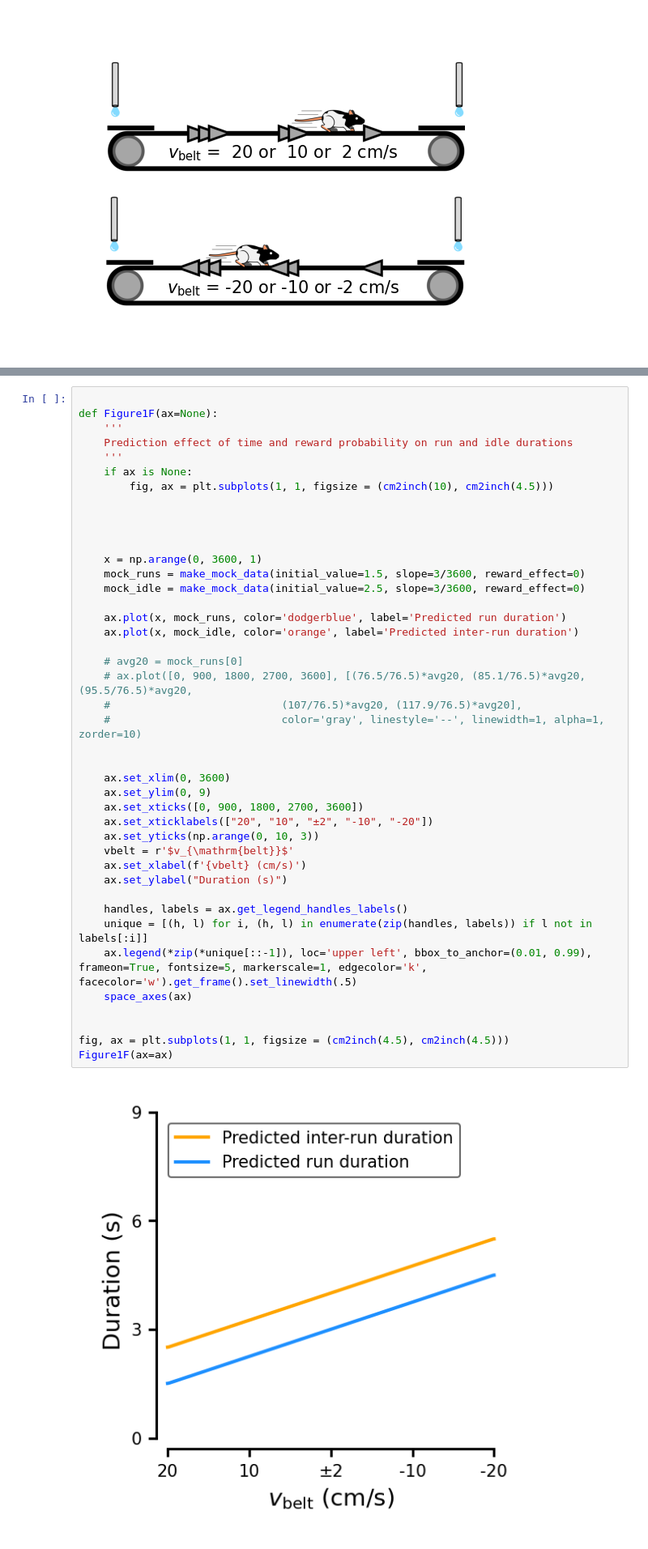
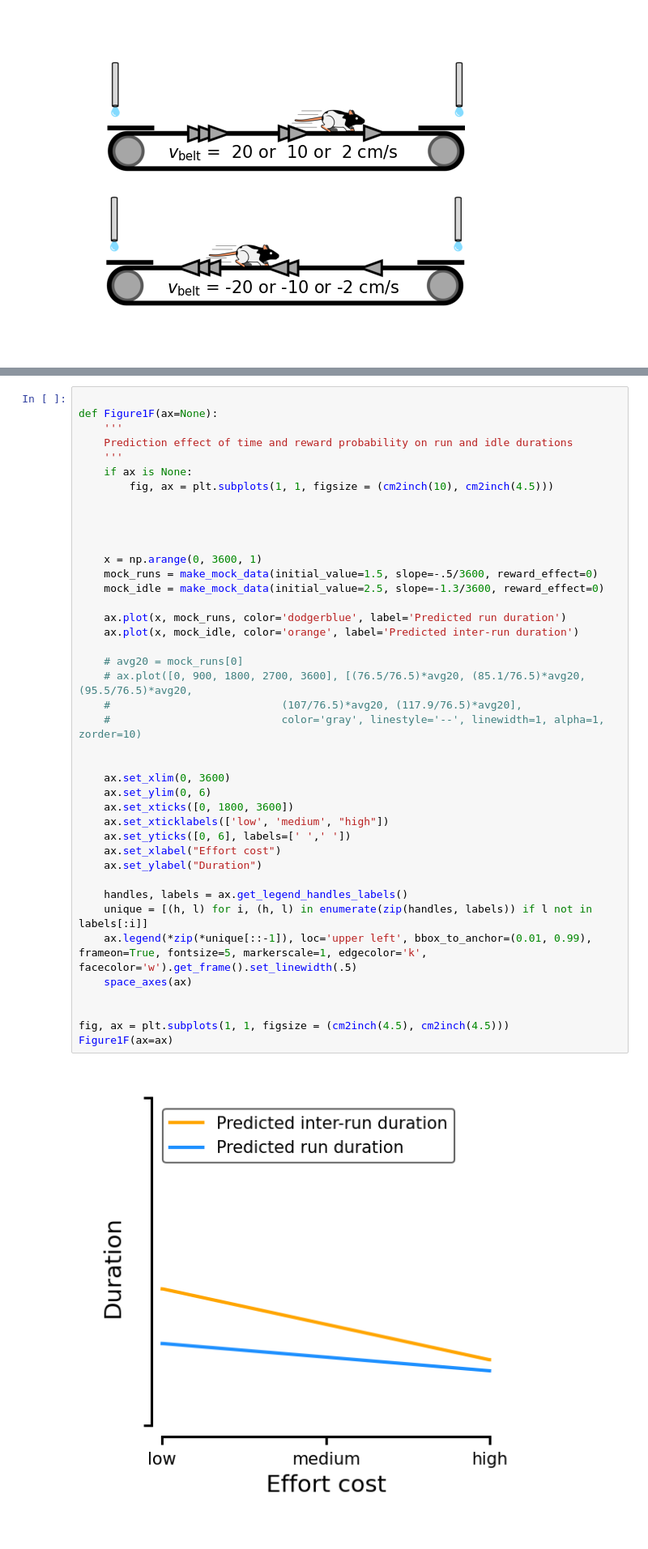
Before and after one commit to HeathenToaster/RunningFastAndSlow, a Jupyter notebook: Figure_1.ipynb, the cells around one changed output, grey strips where cells are left out. Shown at 81% size. Drawn from its saved outputs; the diff is of its cells as text.

```diff
--- a/Figure_1.ipynb
+++ b/Figure_1.ipynb
@@ -299,43 +299,42 @@ def Figure1F(ax=None):
     Prediction effect of time and reward probability on run and idle durations
     '''
     if ax is None:
         fig, ax = plt.subplots(1, 1, figsize = (cm2inch(10), cm2inch(4.5)))
 
 
 
 
     x = np.arange(0, 3600, 1)
-    mock_runs = make_mock_data(initial_value=1.5, slope=3/3600, reward_effect=0)
-    mock_idle = make_mock_data(initial_value=2.5, slope=3/3600, reward_effect=0)
+    mock_runs = make_mock_data(initial_value=1.5, slope=-.5/3600, reward_effect=0)
+    mock_idle = make_mock_data(initial_value=2.5, slope=-1.3/3600, reward_effect=0)
 
     ax.plot(x, mock_runs, color='dodgerblue', label='Predicted run duration')
     ax.plot(x, mock_idle, color='orange', label='Predicted inter-run duration')
 
     # avg20 = mock_runs[0]
     # ax.plot([0, 900, 1800, 2700, 3600], [(76.5/76.5)*avg20, (85.1/76.5)*avg20, (95.5/76.5)*avg20,
     #                           (107/76.5)*avg20, (117.9/76.5)*avg20],
     #                           color='gray', linestyle='--', linewidth=1, alpha=1, zorder=10)
 
 
     ax.set_xlim(0, 3600)
-    ax.set_ylim(0, 9)
-    ax.set_xticks([0, 900, 1800, 2700, 3600])
-    ax.set_xticklabels(["20", "10", "±2", "-10", "-20"])
-    ax.set_yticks(np.arange(0, 10, 3))
-    vbelt = r'$v_{\mathrm{belt}}$'
-    ax.set_xlabel(f'{vbelt} (cm/s)')
-    ax.set_ylabel("Duration (s)")
+    ax.set_ylim(0, 6)
+    ax.set_xticks([0, 1800, 3600])
+    ax.set_xticklabels(['low', 'medium', "high"])
+    ax.set_yticks([0, 6], labels=[' ',' '])
+    ax.set_xlabel("Effort cost")
+    ax.set_ylabel("Duration")
 
     handles, labels = ax.get_legend_handles_labels()
     unique = [(h, l) for i, (h, l) in enumerate(zip(handles, labels)) if l not in labels[:i]]
     ax.legend(*zip(*unique[::-1]), loc='upper left', bbox_to_anchor=(0.01, 0.99), frameon=True, fontsize=5, markerscale=1, edgecolor='k', facecolor='w').get_frame().set_linewidth(.5)
     space_axes(ax)
 
 
 fig, ax = plt.subplots(1, 1, figsize = (cm2inch(4.5), cm2inch(4.5)))
 Figure1F(ax=ax)
 # %% [output]
-[figure, old version]
+[figure, new version]
 # %% [markdown]
 # Figure 1: A new self-initiated foraging task to study utility-driven modulations of vigor in running rats.
 # %%
```
Also changed, not shown: parts of 4 cells of this notebook, 3 other files.
